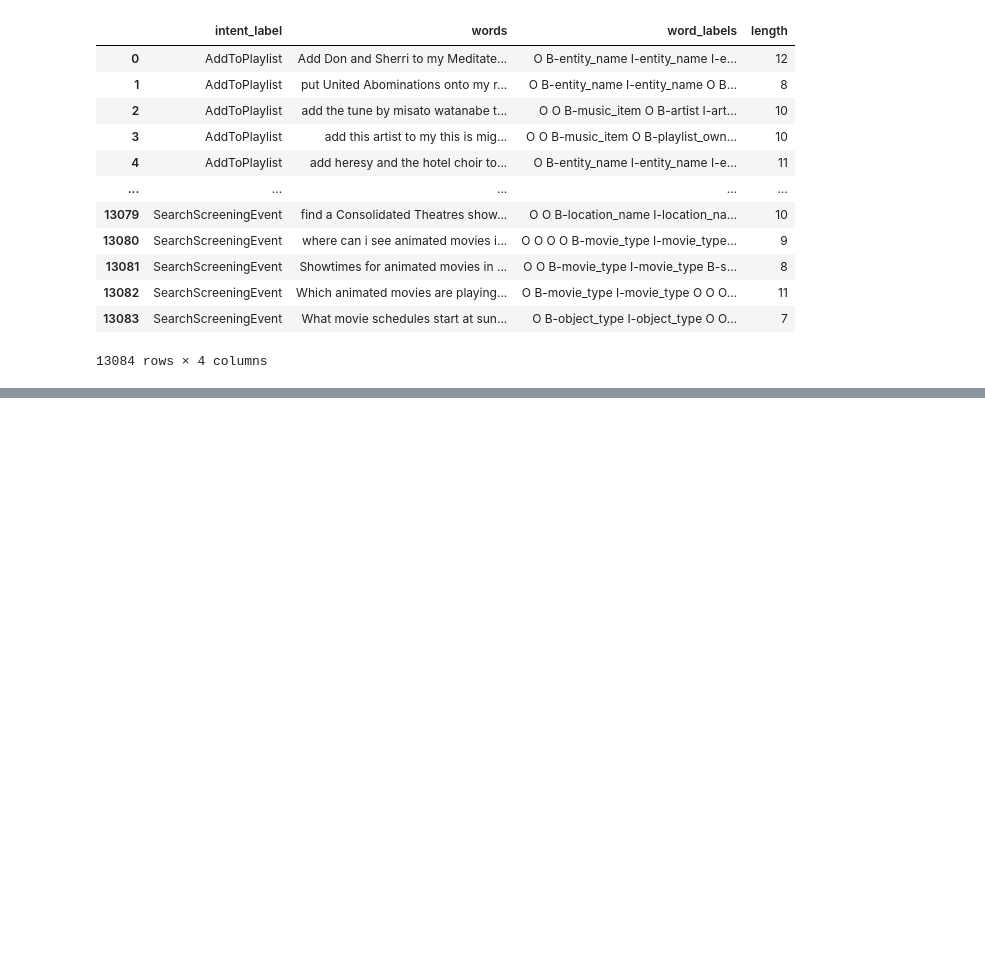
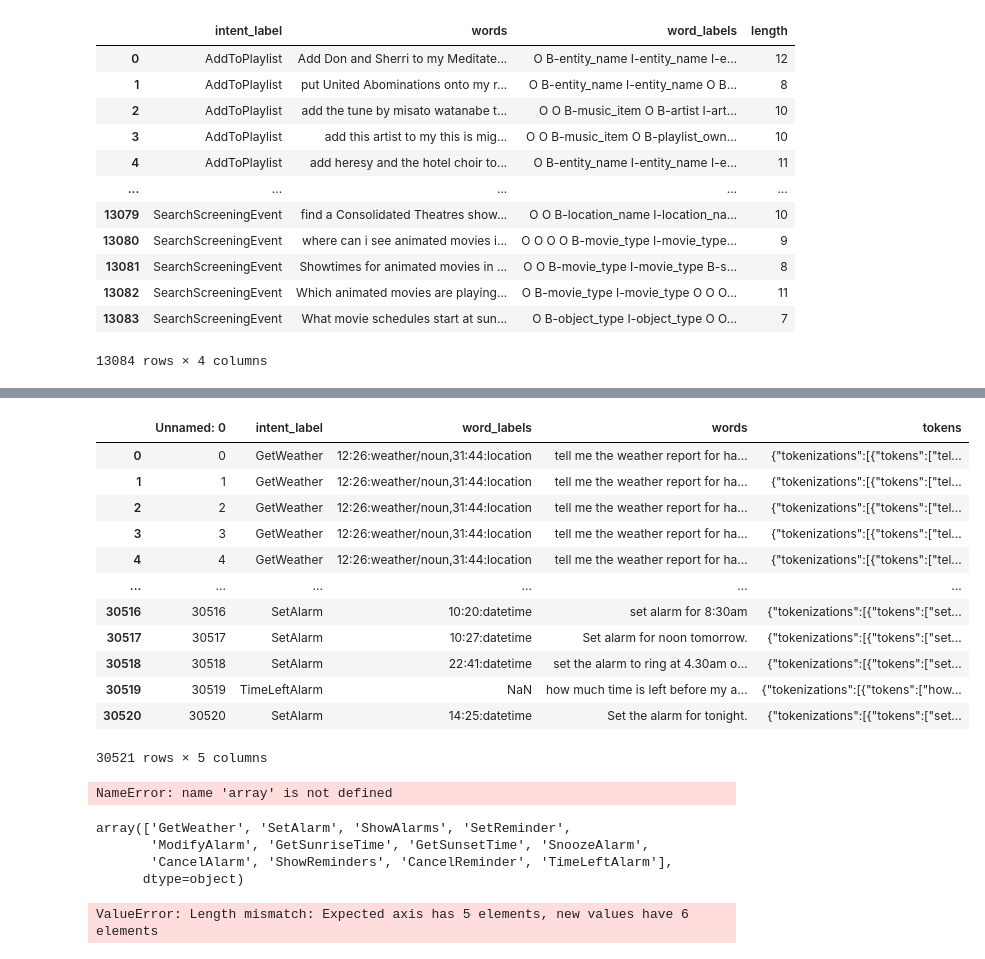
Before and after one commit to h4zzkR/delOS-core, a Jupyter notebook: core/nlu/Untitled.ipynb, the cells around one changed output, grey strips where cells are left out. Cells and saved outputs as stored; diff of their text form; code cells hidden in the pictures; blank space fills up the shorter version.

```diff
--- a/core/nlu/Untitled.ipynb
+++ b/core/nlu/Untitled.ipynb
@@ -45,0 +58,33 @@ df_test.to_csv('test.csv')
+# %%
+fb_train = pd.read_csv('train.csv')
+fb_test = pd.read_csv('test.csv')
+fb_valid = pd.read_csv('valid.csv')
+# %%
+fb_train
+# %% [output]
+|  | Unnamed: 0 | intent_label | word_labels | words | tokens |
+| 0 | 0 | GetWeather | 12:26:weather/noun,31:44:location | tell me the weather report for ha... | {"tokenizations":[{"tokens":["tel... |
+| 1 | 1 | GetWeather | 12:26:weather/noun,31:44:location | tell me the weather report for ha... | {"tokenizations":[{"tokens":["tel... |
+| 2 | 2 | GetWeather | 12:26:weather/noun,31:44:location | tell me the weather report for ha... | {"tokenizations":[{"tokens":["tel... |
+| 3 | 3 | GetWeather | 12:26:weather/noun,31:44:location | tell me the weather report for ha... | {"tokenizations":[{"tokens":["tel... |
+| 4 | 4 | GetWeather | 12:26:weather/noun,31:44:location | tell me the weather report for ha... | {"tokenizations":[{"tokens":["tel... |
+| ... | ... | ... | ... | ... | ... |
+| 30516 | 30516 | SetAlarm | 10:20:datetime | set alarm for 8:30am | {"tokenizations":[{"tokens":["set... |
+| 30517 | 30517 | SetAlarm | 10:27:datetime | Set alarm for noon tomorrow. | {"tokenizations":[{"tokens":["set... |
+| 30518 | 30518 | SetAlarm | 22:41:datetime | set the alarm to ring at 4.30am o... | {"tokenizations":[{"tokens":["set... |
+| 30519 | 30519 | TimeLeftAlarm | NaN | how much time is left before my a... | {"tokenizations":[{"tokens":["how... |
+| 30520 | 30520 | SetAlarm | 14:25:datetime | Set the alarm for tonight. | {"tokenizations":[{"tokens":["set... |
+30521 rows × 5 columns
+# %%
+array(['AddToPlaylist', 'BookRestaurant', 'GetWeather', 'PlayMusic',
+       'RateBook', 'SearchCreativeWork', 'SearchScreeningEvent'],
+      dtype=object)
+# %% [output]
+NameError: name 'array' is not defined
+# %%
+fb_train.intent_label.unique()
+# %% [output]
+array(['GetWeather', 'SetAlarm', 'ShowAlarms', 'SetReminder',
+       'ModifyAlarm', 'GetSunriseTime', 'GetSunsetTime', 'SnoozeAlarm',
+       'CancelAlarm', 'ShowReminders', 'CancelReminder', 'TimeLeftAlarm'],
+      dtype=object)
@@ -45,0 +110,5 @@ df_test.to_csv('test.csv')
+# %%
+fb_train.columns = ['wtf', 'intent_label', 'word_labels', 'words', 'lang', 'tokens']
+fb_train = fb_train.drop(['wtf', 'lang'], axis=1)
+# %% [output]
+ValueError: Length mismatch: Expected axis has 5 elements, new values have 6 elements
```
Also changed, not shown: parts of 31 cells of this notebook, 9 other files.
